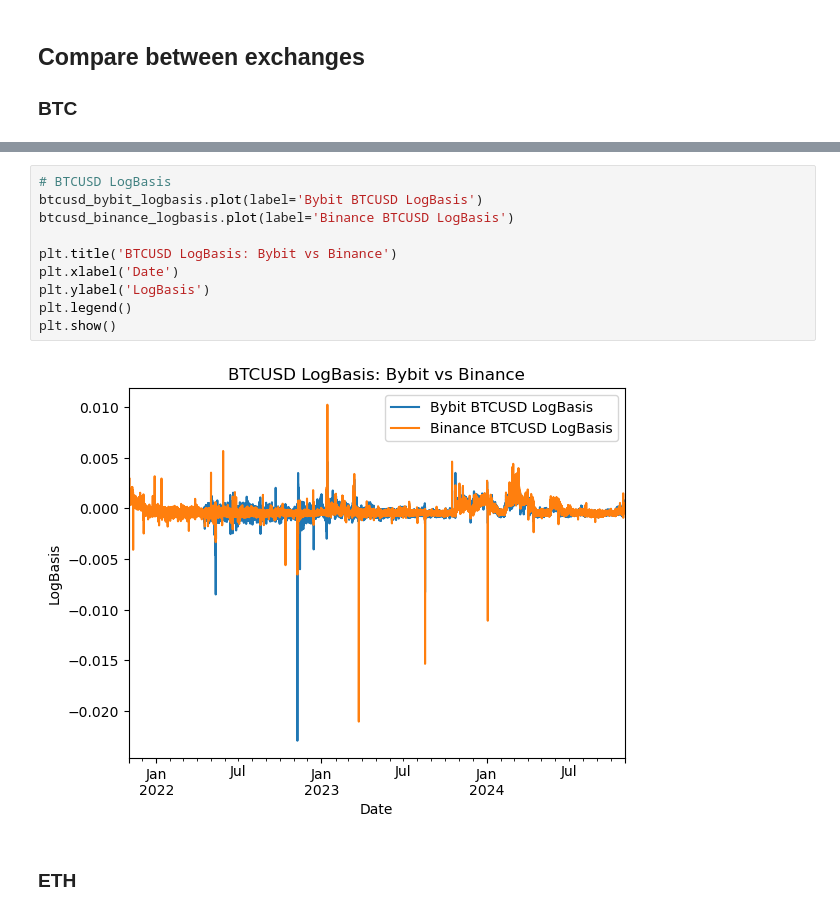
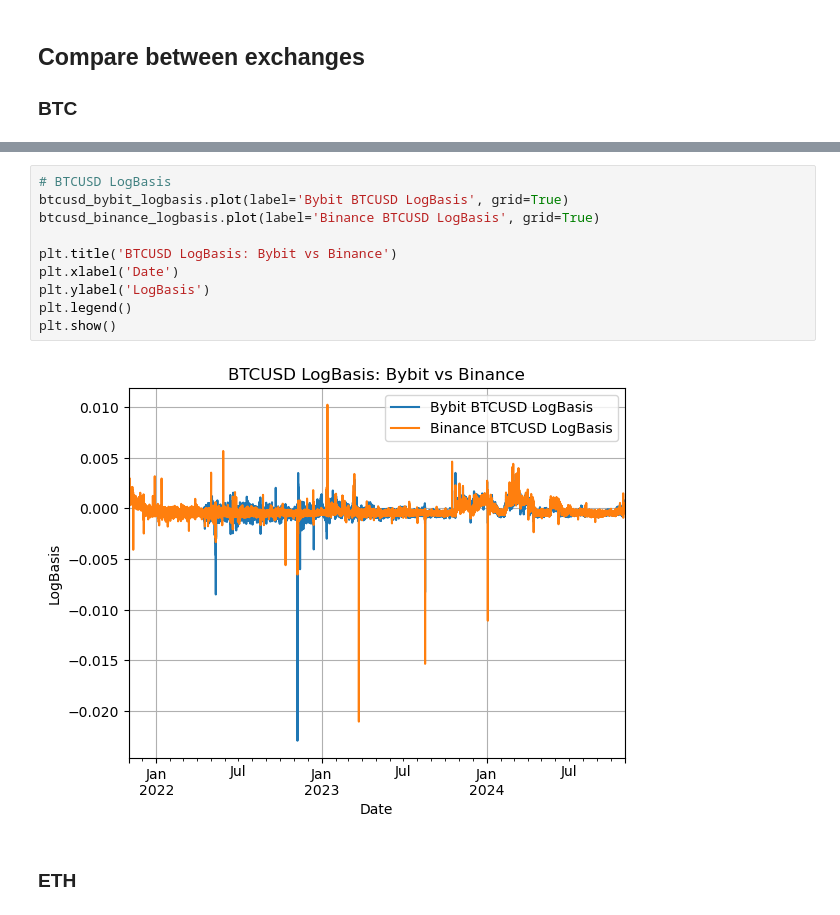
Before and after one commit to karuu6/futures_basis, a Jupyter notebook: Main_Code_New.ipynb, the cells around one changed output, grey strips where cells are left out. Cells and saved outputs as stored; diff of their text form.

```diff
--- a/Main_Code_New.ipynb
+++ b/Main_Code_New.ipynb
@@ -153,15 +153,15 @@ plt.show()
 # %%
 # BTCUSD LogBasis
-btcusd_bybit_logbasis.plot(label='Bybit BTCUSD LogBasis')
-btcusd_binance_logbasis.plot(label='Binance BTCUSD LogBasis')
+btcusd_bybit_logbasis.plot(label='Bybit BTCUSD LogBasis', grid=True)
+btcusd_binance_logbasis.plot(label='Binance BTCUSD LogBasis', grid=True)
 
 plt.title('BTCUSD LogBasis: Bybit vs Binance')
 plt.xlabel('Date')
 plt.ylabel('LogBasis')
 plt.legend()
 plt.show()
 # %% [output]
-[figure, old version]
+[figure, new version]
 # %% [markdown]
 ### ETH
 # %%
```
Also changed, not shown: parts of 6 cells of this notebook.
